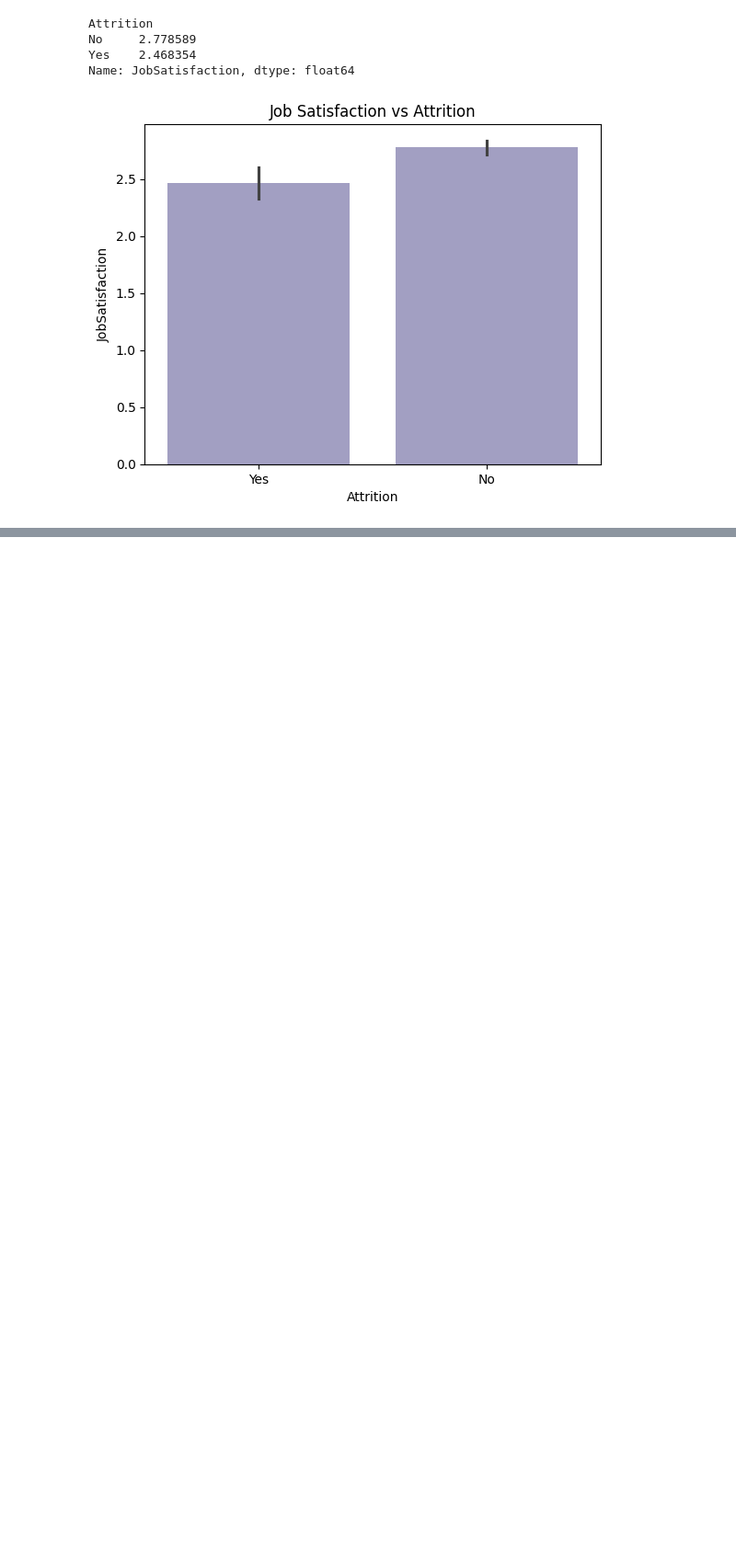
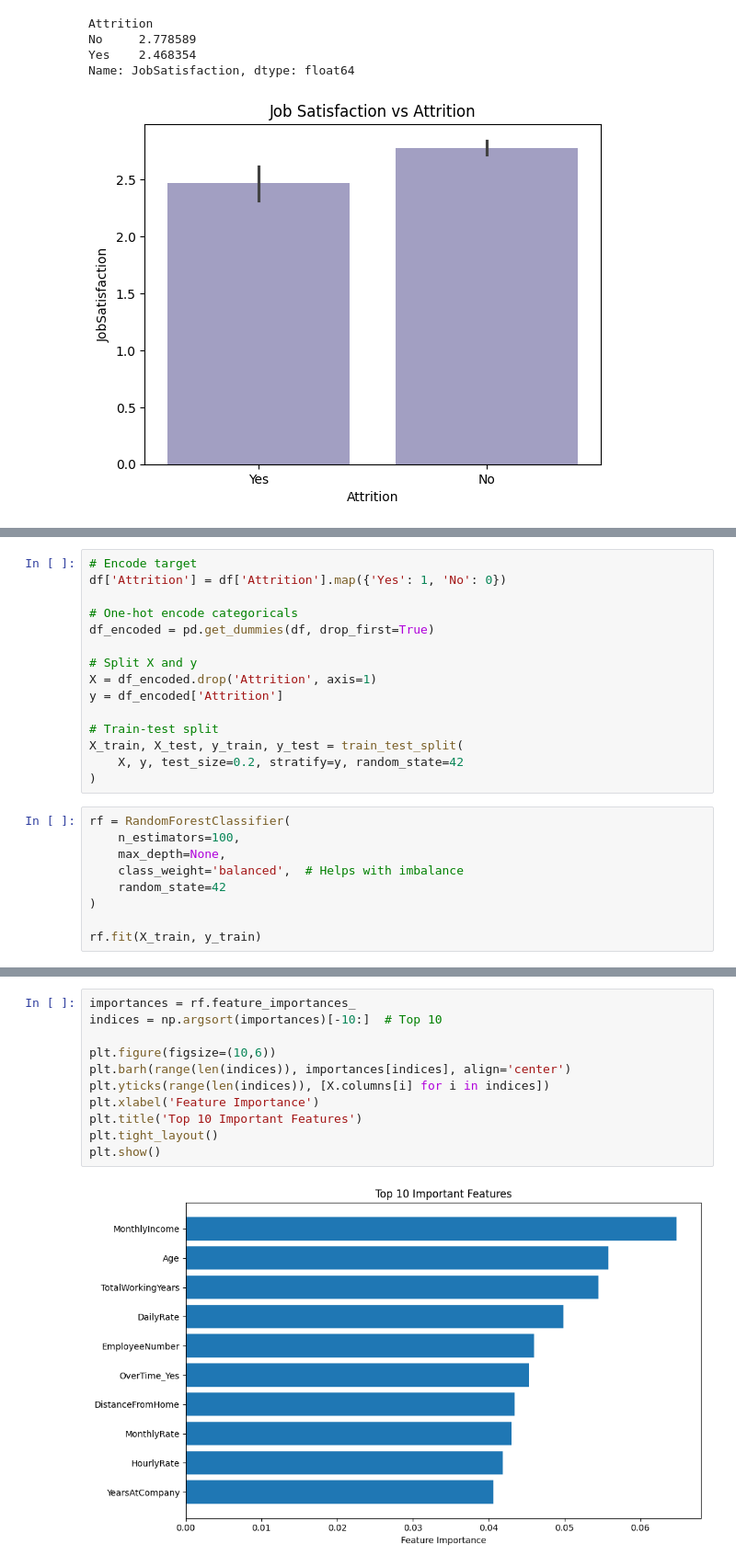
Before and after one commit to syedasad1213/HR-Analytics-Dashboard-Employee-Attrition, a Jupyter notebook: Employee_Data.ipynb, the cells around one changed output, grey strips where cells are left out. Shown at 92% size. Cells and saved outputs as stored; diff of their text form; blank space fills up the shorter version.

```diff
--- a/Employee_Data.ipynb
+++ b/Employee_Data.ipynb
@@ -215,0 +224,24 @@ Name: JobSatisfaction, dtype: float64
+# %%
+# Encode target
+df['Attrition'] = df['Attrition'].map({'Yes': 1, 'No': 0})
+
+# One-hot encode categoricals
+df_encoded = pd.get_dummies(df, drop_first=True)
+
+# Split X and y
+X = df_encoded.drop('Attrition', axis=1)
+y = df_encoded['Attrition']
+
+# Train-test split
+X_train, X_test, y_train, y_test = train_test_split(
+    X, y, test_size=0.2, stratify=y, random_state=42
+)
+# %%
+rf = RandomForestClassifier(
+    n_estimators=100,
+    max_depth=None,
+    class_weight='balanced',  # Helps with imbalance
+    random_state=42
+)
+
+rf.fit(X_train, y_train)
@@ -215,0 +276,13 @@ Name: JobSatisfaction, dtype: float64
+# %%
+importances = rf.feature_importances_
+indices = np.argsort(importances)[-10:]  # Top 10
+
+plt.figure(figsize=(10,6))
+plt.barh(range(len(indices)), importances[indices], align='center')
+plt.yticks(range(len(indices)), [X.columns[i] for i in indices])
+plt.xlabel('Feature Importance')
+plt.title('Top 10 Important Features')
+plt.tight_layout()
+plt.show()
+# %% [output]
+[figure, added]
```
Also changed, not shown: parts of 6 cells of this notebook.
